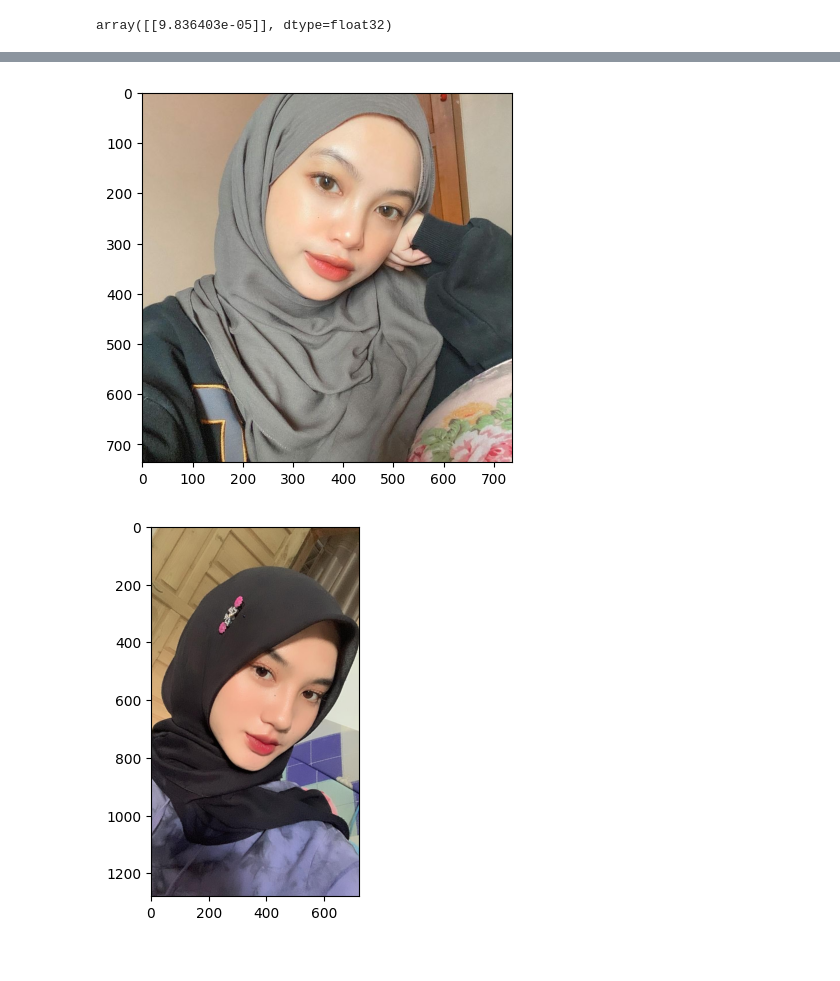
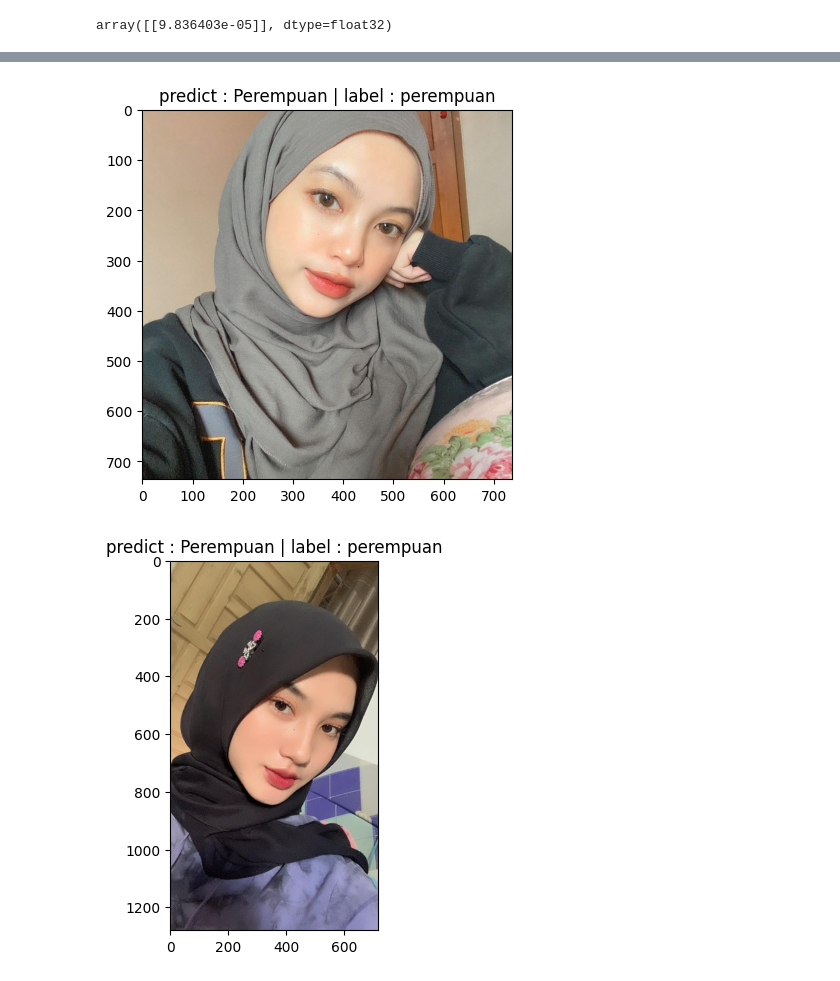
Before and after one commit to Kelniteru/MasGanjar, a Jupyter notebook: nada.ipynb, the cells around one changed output, grey strips where cells are left out. Saved outputs shown, nothing was run; the diff lists cells and outputs as text; code cells hidden in the pictures.

```diff
--- a/nada.ipynb
+++ b/nada.ipynb
@@ -229,13 +227,14 @@ output(t)
 # %%
 import matplotlib.pyplot as plt
 
 import matplotlib.image as mpimg
 
 for img in os.listdir(os.path.join(rooter, "Perempuan"))[:5]:
   t = os.path.join(rooter, os.path.join("Perempuan", img))
   img = mpimg.imread(t)
   plt.imshow(img)
+  plt.title(f"predict : {output(t)} | label : perempuan")
   plt.show()
 # %% [output]
-[figure, old version]
+[figure, new version]
-[figure, old version]
+[figure, new version]
```
Also changed, not shown: parts of 4 cells of this notebook.
